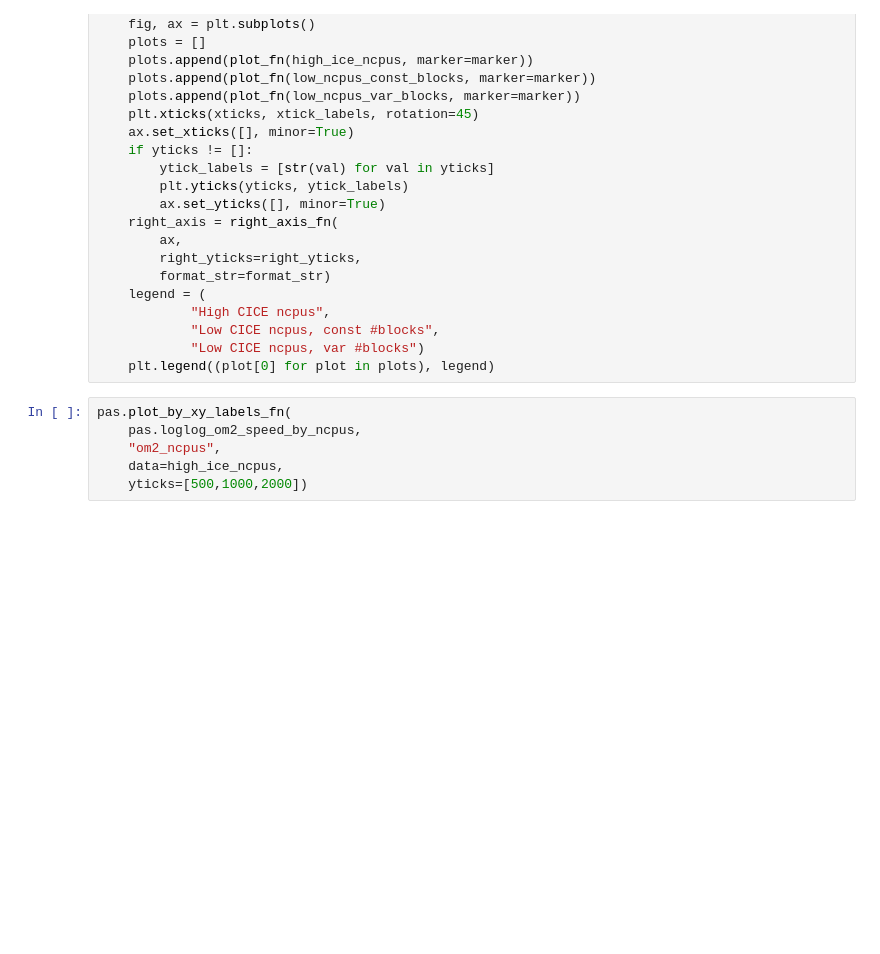
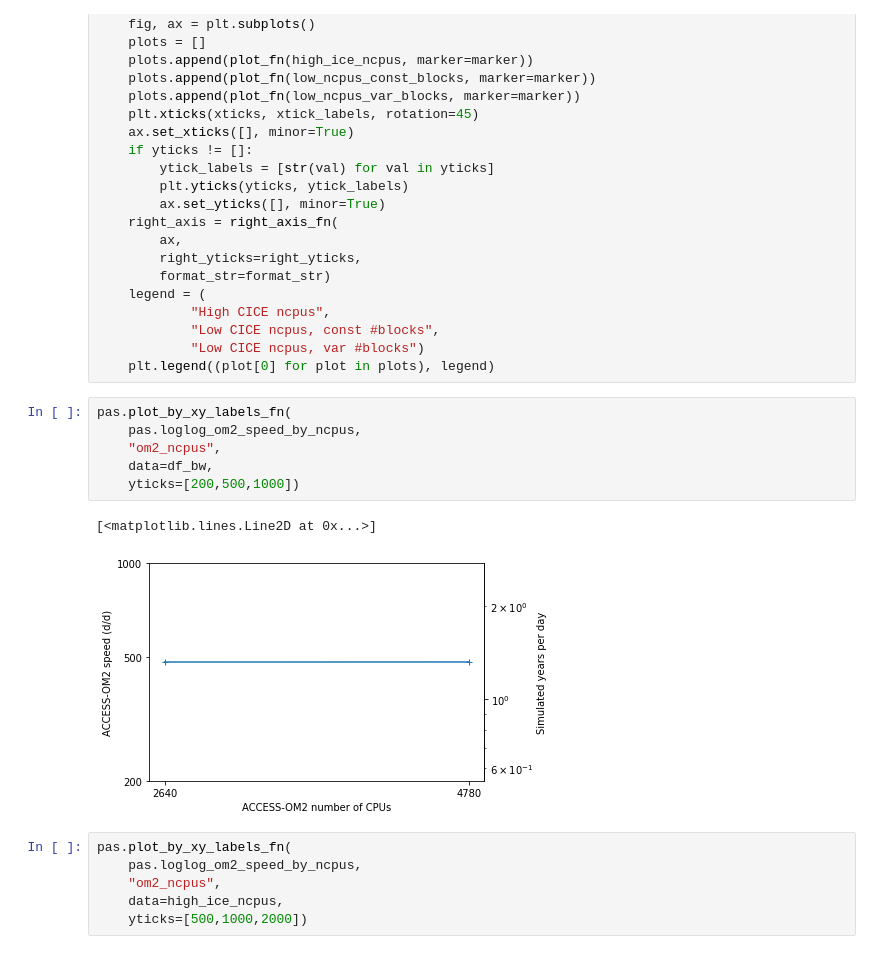
Before and after one commit to penguian/performance-analysis, a Jupyter notebook: plot_access_om2_scaling.ipynb, the cells around one changed output. Cells and saved outputs as stored; diff of their text form; blank space fills up the shorter version.

```diff
--- a/plot_access_om2_scaling.ipynb
+++ b/plot_access_om2_scaling.ipynb
@@ -48,6 +75,15 @@ def plot_ice_block_comparison(plot_fn, x, data,
             "Low CICE ncpus, const #blocks",
             "Low CICE ncpus, var #blocks")
     plt.legend((plot[0] for plot in plots), legend)
+# %%
+pas.plot_by_xy_labels_fn(
+    pas.loglog_om2_speed_by_ncpus,
+    "om2_ncpus",
+    data=df_bw,
+    yticks=[200,500,1000])
+# %% [output]
+[<matplotlib.lines.Line2D at 0x...>]
+[figure, added]
 # %%
 pas.plot_by_xy_labels_fn(
     pas.loglog_om2_speed_by_ncpus,
```
Also changed, not shown: parts of 12 cells of this notebook, 3 other files.
